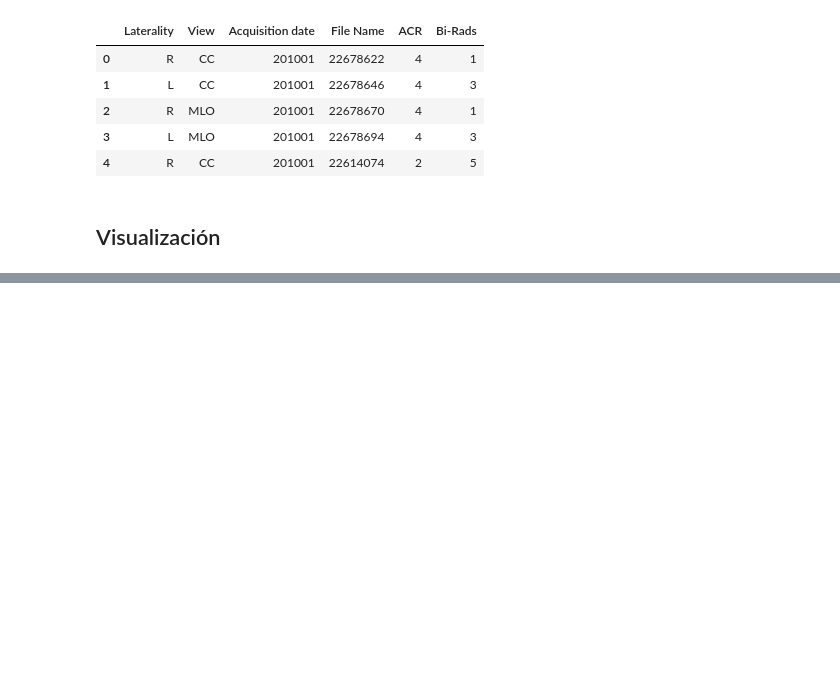
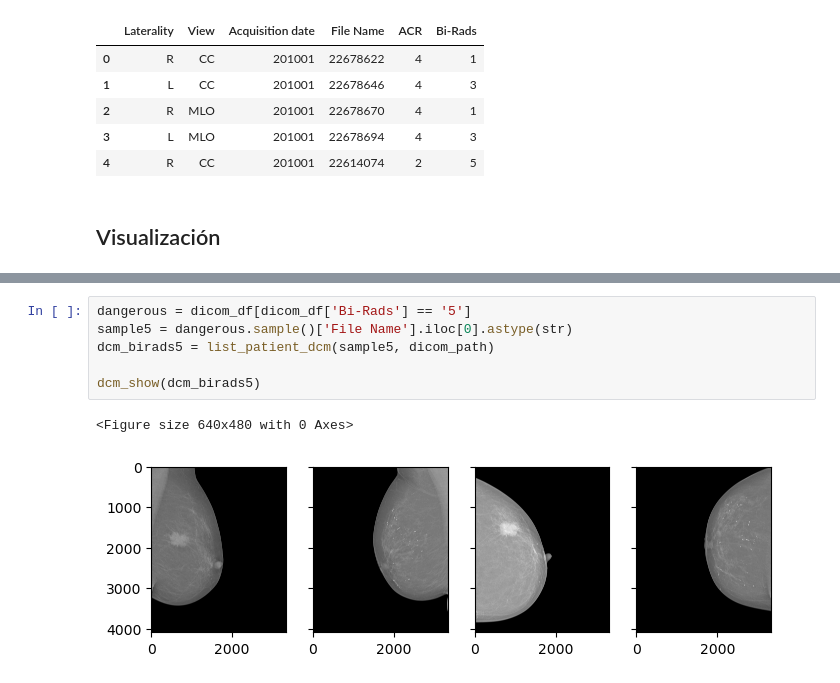
Before and after one commit to jefftorres/med-img, a Jupyter notebook: basics.ipynb, the cells around one changed output, grey strips where cells are left out. Drawn from its saved outputs; the diff is of its cells as text; blank space fills up the shorter version.

```diff
--- a/basics.ipynb
+++ b/basics.ipynb
@@ -103,0 +101,9 @@ a
+# %%
+dangerous = dicom_df[dicom_df['Bi-Rads'] == '5']
+sample5 = dangerous.sample()['File Name'].iloc[0].astype(str)
+dcm_birads5 = list_patient_dcm(sample5, dicom_path)
+
+dcm_show(dcm_birads5)
+# %% [output]
+<Figure size 640x480 with 0 Axes>
+[figure, added]
```
Also changed, not shown: parts of 7 cells of this notebook.
